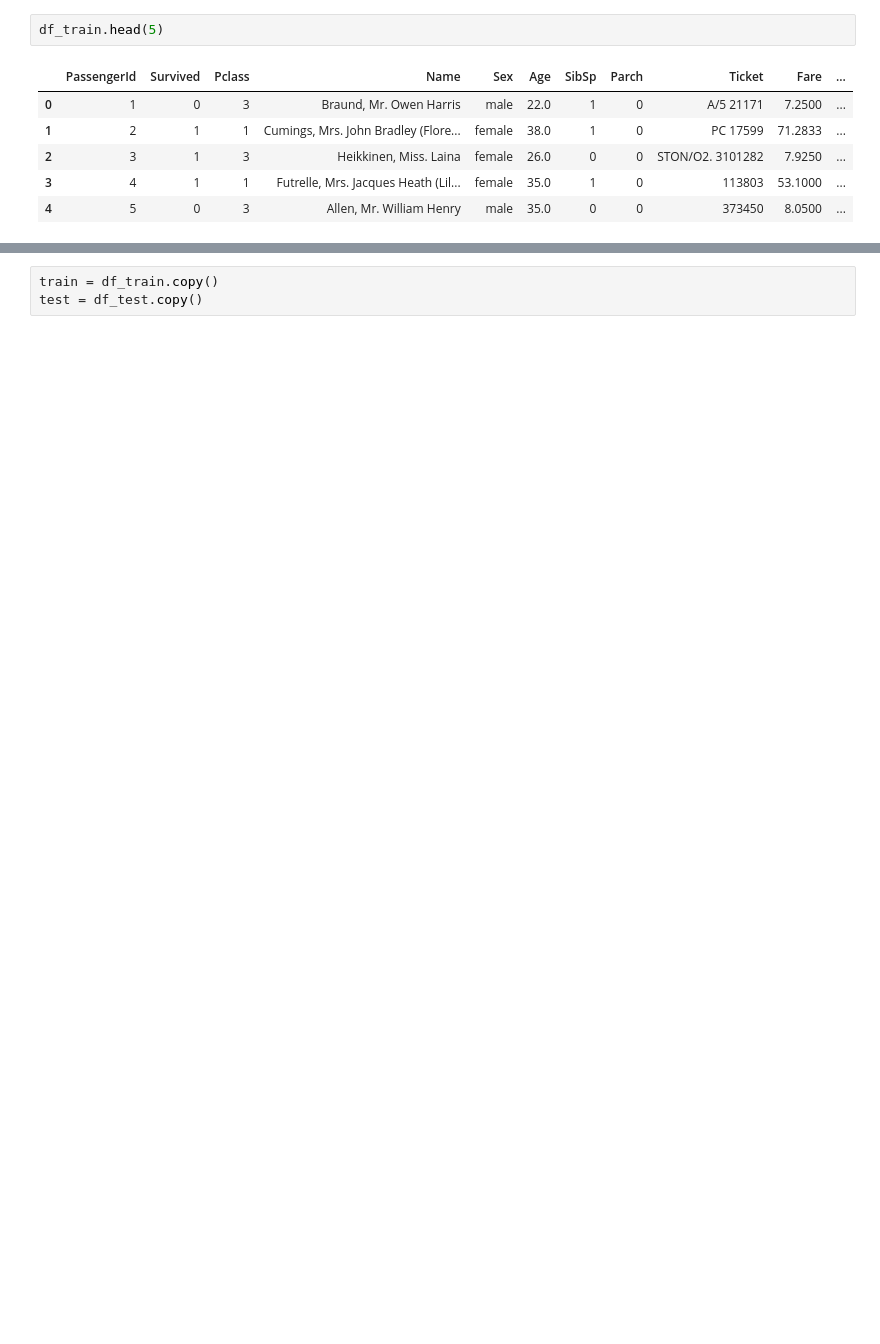
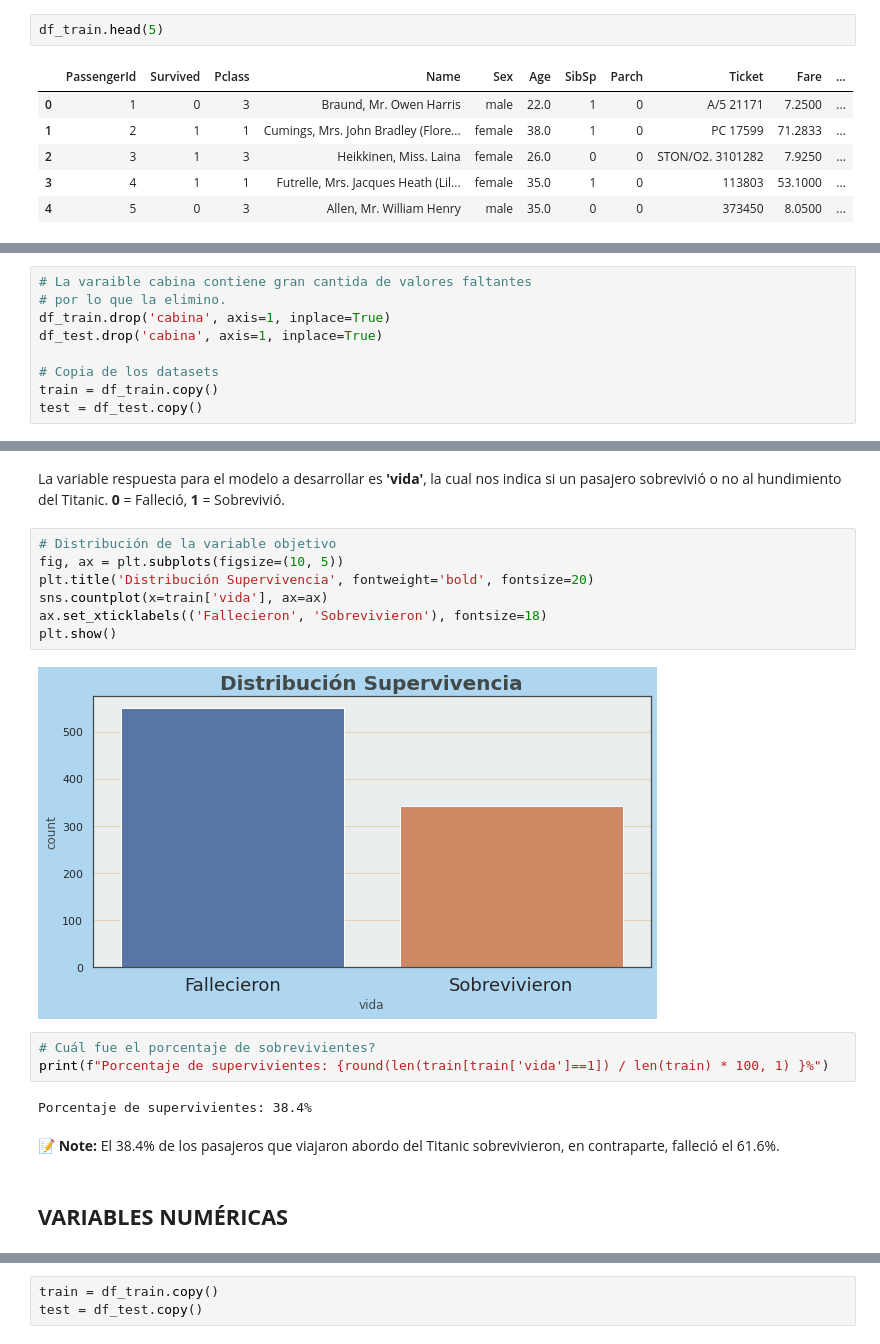
Before and after one commit to PabloJRW/titanic-classifier, a Jupyter notebook: Titanic.ipynb, the cells around one changed output, grey strips where cells are left out. Cells and saved outputs as stored; diff of their text form; blank space fills up the shorter version.

```diff
--- a/Titanic.ipynb
+++ b/Titanic.ipynb
@@ -66 +113,10 @@ memory usage: 83.7+ KB
+# %%
+# La varaible cabina contiene gran cantida de valores faltantes
+# por lo que la elimino.
+df_train.drop('cabina', axis=1, inplace=True)
+df_test.drop('cabina', axis=1, inplace=True)
+
+# Copia de los datasets
+train = df_train.copy()
+test = df_test.copy()
 # %% [markdown]
@@ -67,0 +124,21 @@ memory usage: 83.7+ KB
+# %% [markdown]
+La variable respuesta para el modelo a desarrollar es <b>'vida'</b>, la cual nos indica si un pasajero sobrevivió o no
+al hundimiento del Titanic. <b>0</b> = Falleció, <b>1</b> = Sobrevivió.
+# %%
+# Distribución de la variable objetivo
+fig, ax = plt.subplots(figsize=(10, 5))
+plt.title('Distribución Supervivencia', fontweight='bold', fontsize=20)
+sns.countplot(x=train['vida'], ax=ax)
+ax.set_xticklabels(('Fallecieron', 'Sobrevivieron'), fontsize=18)
+plt.show()
+# %% [output]
+[figure, added]
+# %%
+# Cuál fue el porcentaje de sobrevivientes?
+print(f"Porcentaje de supervivientes: {round(len(train[train['vida']==1]) / len(train) * 100, 1) }%")
+# %% [output]
+Porcentaje de supervivientes: 38.4%
+# %% [markdown]
+<b>📝 Note:</b> El 38.4% de los pasajeros que viajaron abordo del Titanic sobrevivieron, en contraparte, falleció el 61.6%.
+# %% [markdown]
+## <b>VARIABLES NUMÉRICAS
```
Also changed, not shown: parts of 67 cells of this notebook.
